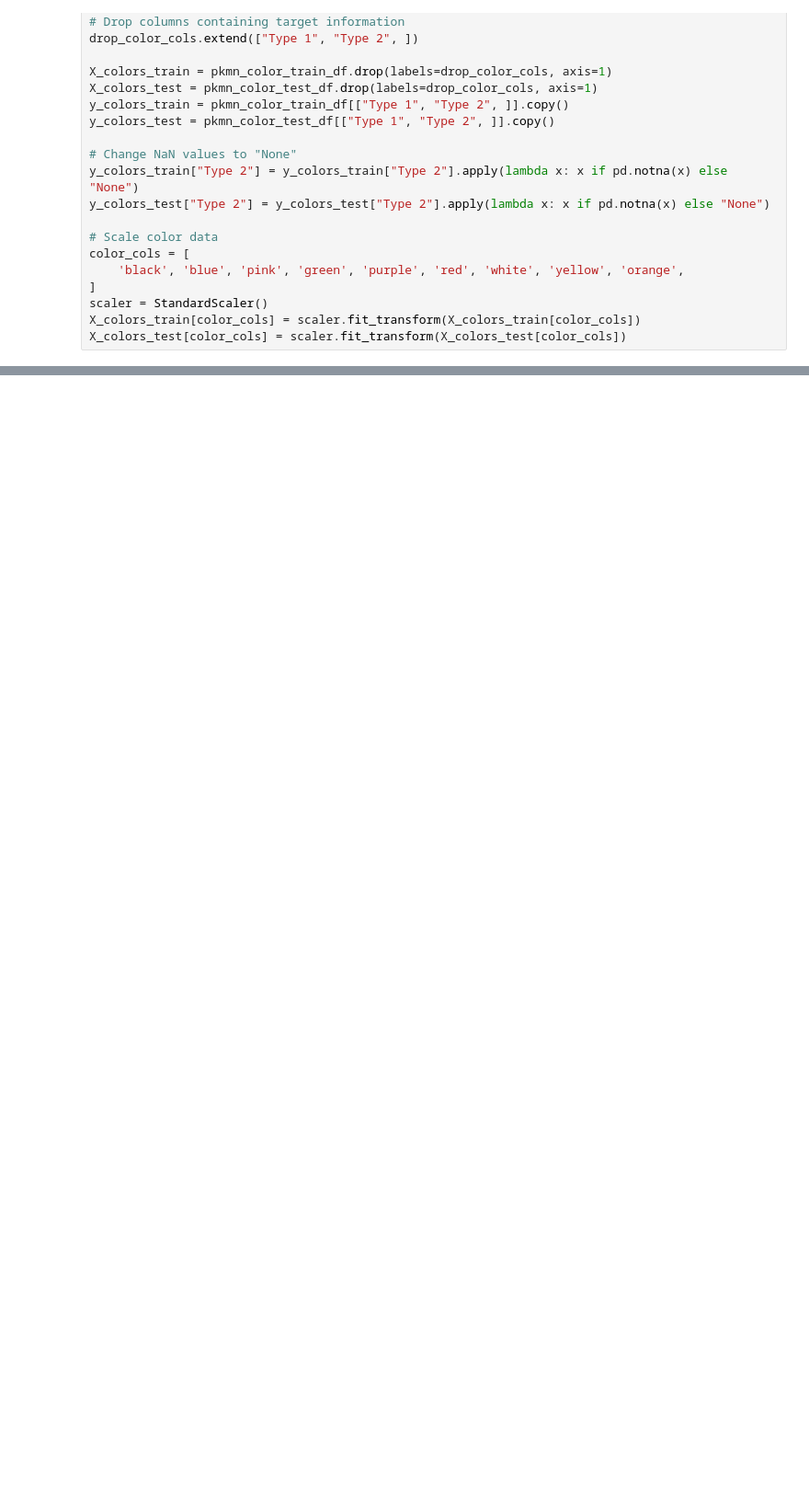
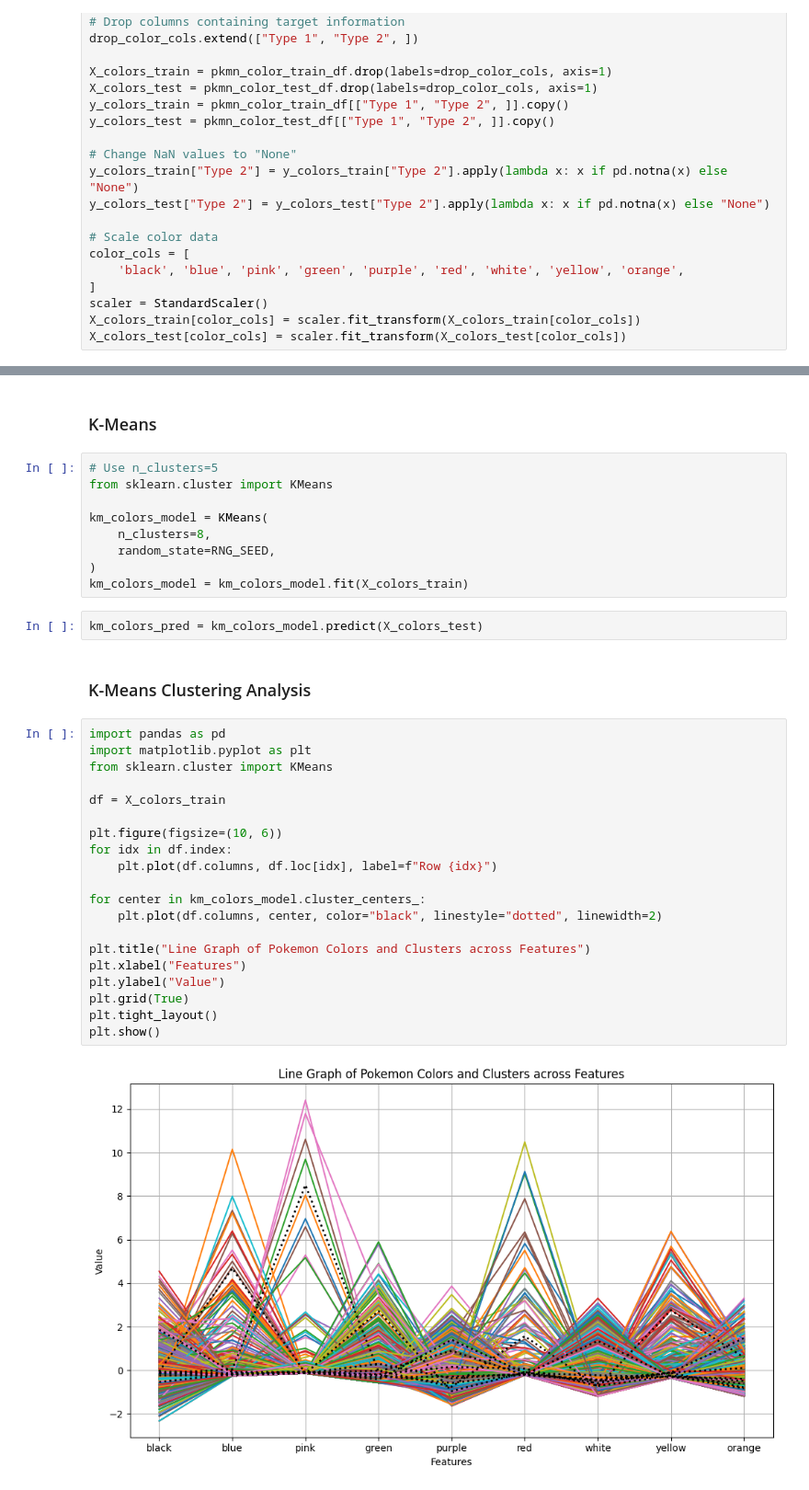
Before and after one commit to KyberCritter/Classify-Them-All, a Jupyter notebook: main.ipynb, the cells around one changed output, grey strips where cells are left out. Shown: that part at 92% size. Cells and saved outputs as stored; diff of their text form; blank space fills up the shorter version.

```diff
--- a/main.ipynb
+++ b/main.ipynb
@@ -268,0 +427,37 @@ AttributeError: 'list' object has no attribute 'to_clipboard'
+# %% [markdown]
+### K-Means
+# %%
+# Use n_clusters=5
+from sklearn.cluster import KMeans
+
+km_colors_model = KMeans(
+    n_clusters=8,
+    random_state=RNG_SEED,
+)
+km_colors_model = km_colors_model.fit(X_colors_train)
+# %%
+km_colors_pred = km_colors_model.predict(X_colors_test)
+# %% [markdown]
+### K-Means Clustering Analysis
+# %%
+import pandas as pd
+import matplotlib.pyplot as plt
+from sklearn.cluster import KMeans
+
+df = X_colors_train
+
+plt.figure(figsize=(10, 6))
+for idx in df.index:
+    plt.plot(df.columns, df.loc[idx], label=f"Row {idx}")
+
+for center in km_colors_model.cluster_centers_:
+    plt.plot(df.columns, center, color="black", linestyle="dotted", linewidth=2)
+
+plt.title("Line Graph of Pokemon Colors and Clusters across Features")
+plt.xlabel("Features")
+plt.ylabel("Value")
+plt.grid(True)
+plt.tight_layout()
+plt.show()
+# %% [output]
+[figure, added]
```
Also changed, not shown: parts of 22 cells of this notebook, 1 other file.
